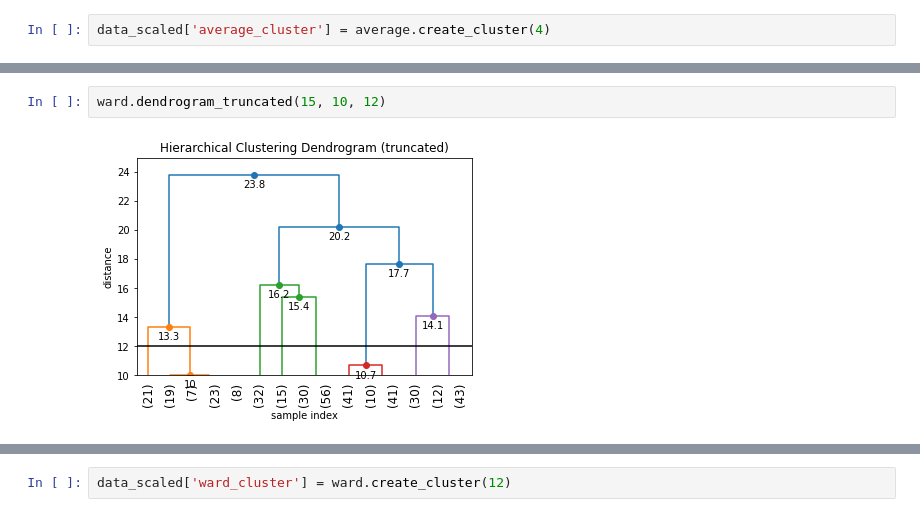
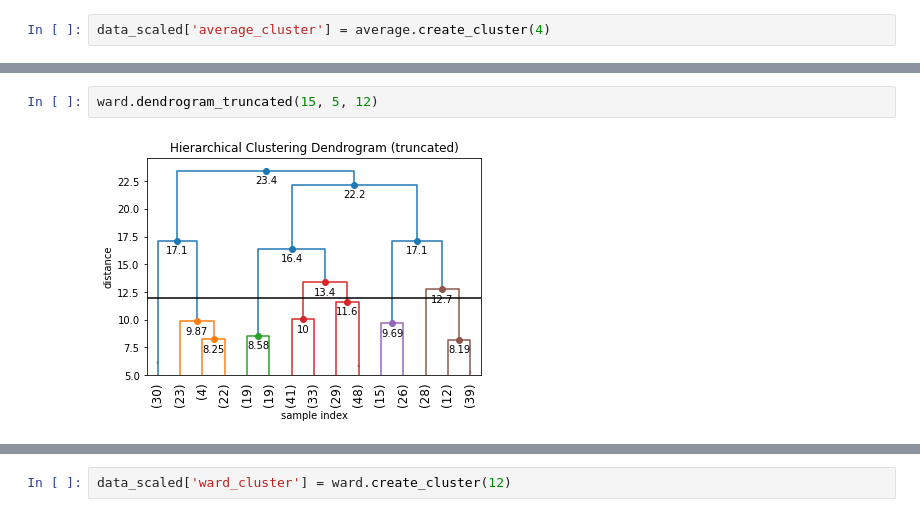
Before and after one commit to A-Jyad/NBAPlayerClustering, a Jupyter notebook: Cluster_Analysis.ipynb, the cells around one changed output, grey strips where cells are left out. Saved outputs shown, nothing was run; the diff lists cells and outputs as text.

```diff
--- a/Cluster_Analysis.ipynb
+++ b/Cluster_Analysis.ipynb
@@ -307,7 +307,7 @@ ward.dendrogram_plot()
 # %%
-ward.dendrogram_truncated(15, 10, 12)
+ward.dendrogram_truncated(15, 5, 12)
 # %% [output]
-[figure, old version]
+[figure, new version]
 # %%
 ward.inconsistency()
 # %% [output]
```
Also changed, not shown: parts of 29 cells of this notebook, 4 other files.
